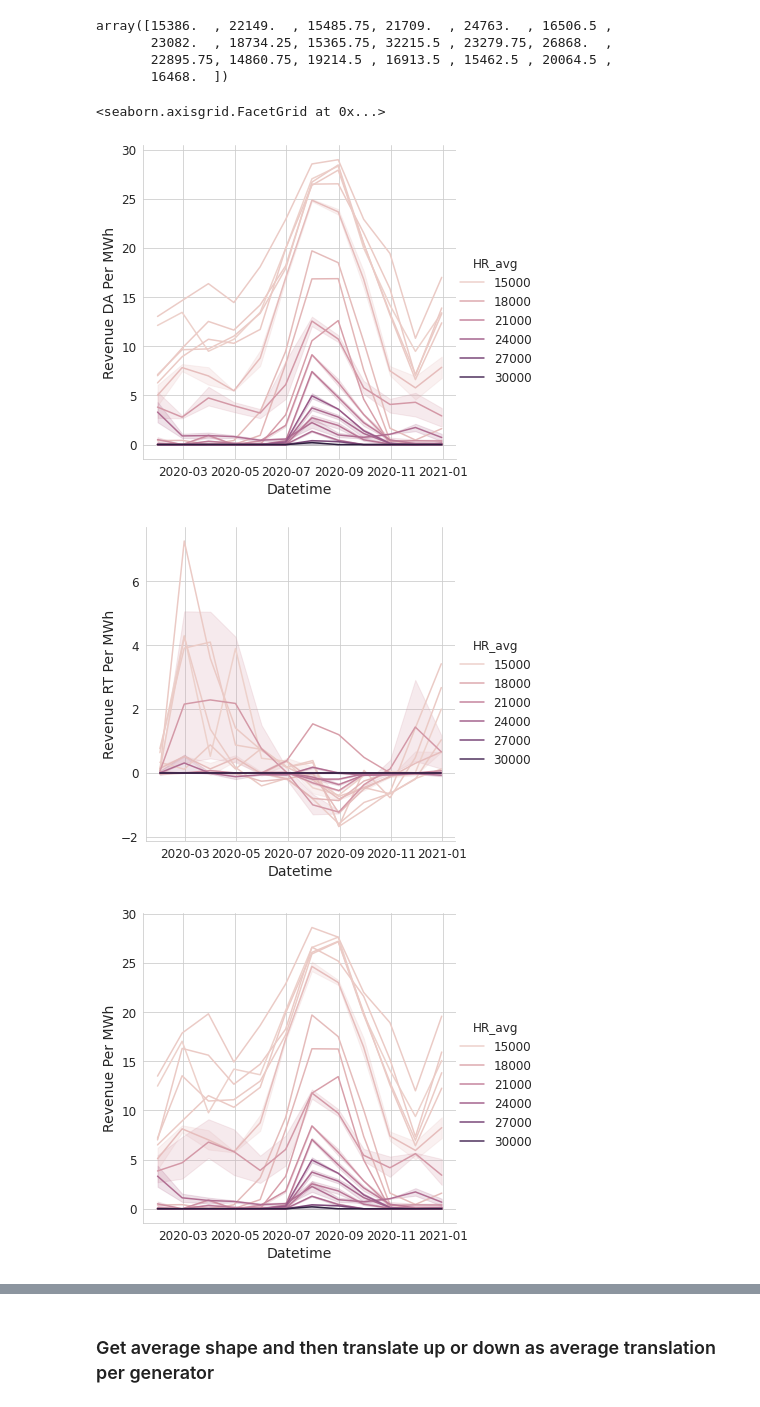
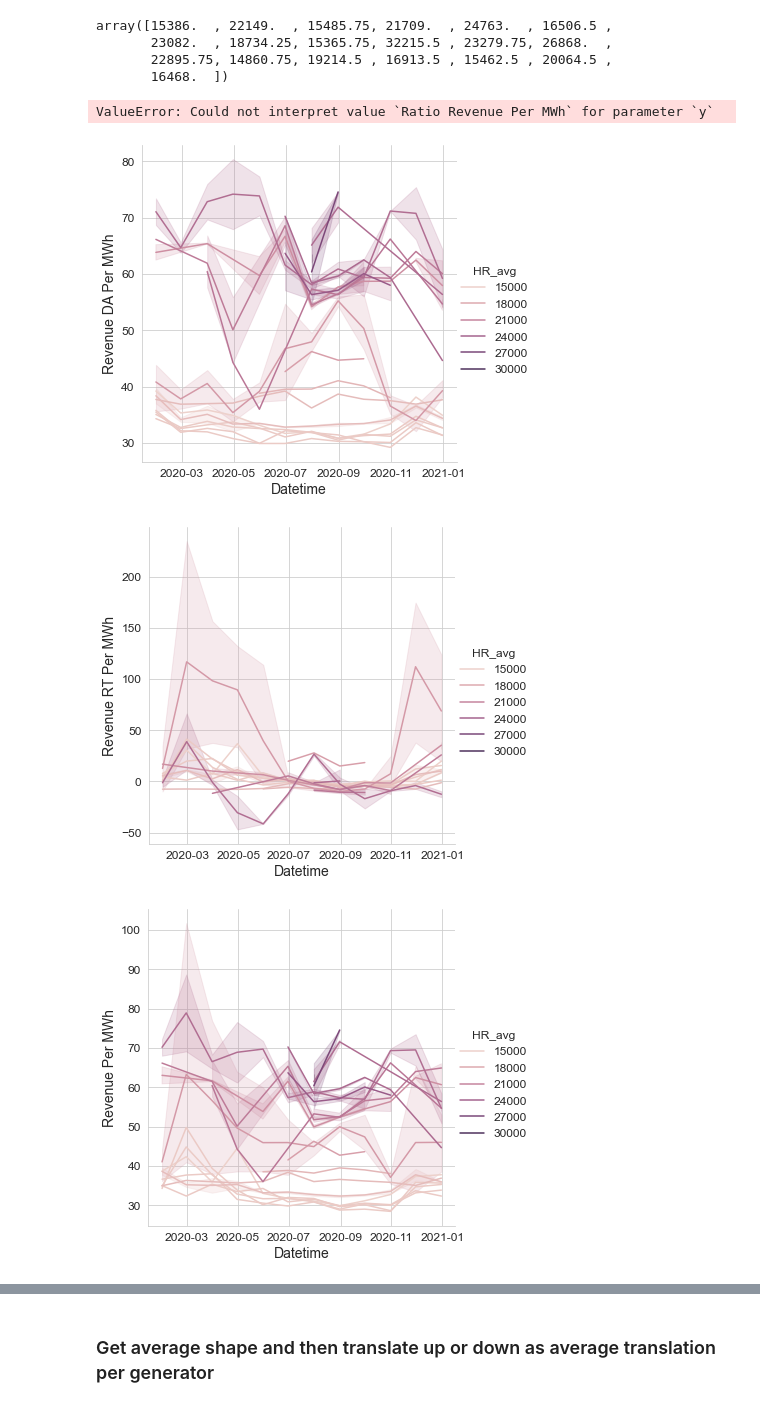
Before and after one commit to dguittet/dispatches, a Jupyter notebook: dispatches/case_studies/renewables_h2_case/WindBatteryHybridOperation.ipynb, the cells around one changed output, grey strips where cells are left out. Cells and saved outputs as stored; diff of their text form; code cells hidden in the pictures.

Commit message:
use revenue ratio

```diff
--- a/dispatches/case_studies/renewables_h2_case/WindBatteryHybridOperation.ipynb
+++ b/dispatches/case_studies/renewables_h2_case/WindBatteryHybridOperation.ipynb
@@ -617,9 +617,9 @@ gen_df['Revenue'] = gen_df['Revenue RT']  + gen_df['Revenue DA']
 gen_df['Revenue Per MWh'] = gen_df['Revenue'] / gen_df[['Dispatch', 'Dispatch DA']].max(axis=1)
 gen_df['Revenue DA Per MWh'] = gen_df['Revenue DA'] / gen_df['Dispatch DA']
 gen_df['Revenue RT Per MWh'] = gen_df['Revenue RT'] / gen_df['Dispatch']
-gen_df['Revenue RT Per MWh'] = gen_df['Revenue RT Per MWh'].fillna(0)
-gen_df['Revenue DA Per MWh'] = gen_df['Revenue DA Per MWh'].fillna(0)
-gen_df['Revenue Per MWh'] = gen_df['Revenue Per MWh'].fillna(0)
+gen_df['Revenue RT Per MWh'] = gen_df['Revenue RT Per MWh'].replace(0, np.nan)
+gen_df['Revenue DA Per MWh'] = gen_df['Revenue DA Per MWh'].replace(0, np.nan)
+gen_df['Revenue Per MWh'] = gen_df['Revenue Per MWh'].replace(0, np.nan)
 
 gen_monthly = gen_df.groupby("Generator").resample('1M').mean().reset_index()
 gen_monthly["Type"] = "NA"
@@ -636,3 +636,7 @@ for gen in bid_df.Generator.unique():
 gen_monthly["LMP Max"] = gen_monthly[["LMP", "LMP DA"]].max(axis=1)
 gen_monthly['HR_avg_rnd'] = (gen_monthly['HR_avg'] * 1e-3).round() * 1e3
 gen_monthly['HR_avg_rnd'].unique()
+# gen_monthly['Revenue RT Per MWh'] = gen_monthly['Revenue RT Per MWh'].fillna(0)
+# gen_monthly['Revenue DA Per MWh'] = gen_monthly['Revenue DA Per MWh'].fillna(0)
+# gen_monthly['Revenue Per MWh'] = gen_monthly['Revenue Per MWh'].fillna(0)
+gen_monthly['Delta Revenue Per MWh'] = gen_monthly['Revenue Per MWh'] - gen_monthly['HR_avg'] * 1e-3 * 3.8872
@@ -667,23 +686,28 @@ array([15386.  , 22149.  , 15485.75, 21709.  , 24763.  , 16506.5 ,
 # %%
 sns.relplot(
     data=gen_monthly, y="Revenue DA Per MWh", x="Datetime", hue="HR_avg",
     kind="line", legend=True
 )
 
 sns.relplot(
     data=gen_monthly, y="Revenue RT Per MWh", x="Datetime", hue="HR_avg",
     kind="line", legend=True
 )
 
 sns.relplot(
     data=gen_monthly, y="Revenue Per MWh", x="Datetime", hue="HR_avg",
     kind="line", legend=True
 )
+
+sns.relplot(
+    data=gen_monthly, y="Ratio Revenue Per MWh", x="Datetime", hue="HR_avg",
+    kind="line", legend=True
+)
 # %% [output]
-<seaborn.axisgrid.FacetGrid at 0x...>
+ValueError: Could not interpret value `Ratio Revenue Per MWh` for parameter `y`
-[figure, old version]
+[figure, new version]
-[figure, old version]
+[figure, new version]
-[figure, old version]
+[figure, new version]
 # %%
 gen_monthly.columns
 # %% [output]
```
Also changed, not shown: parts of 31 cells of this notebook.
